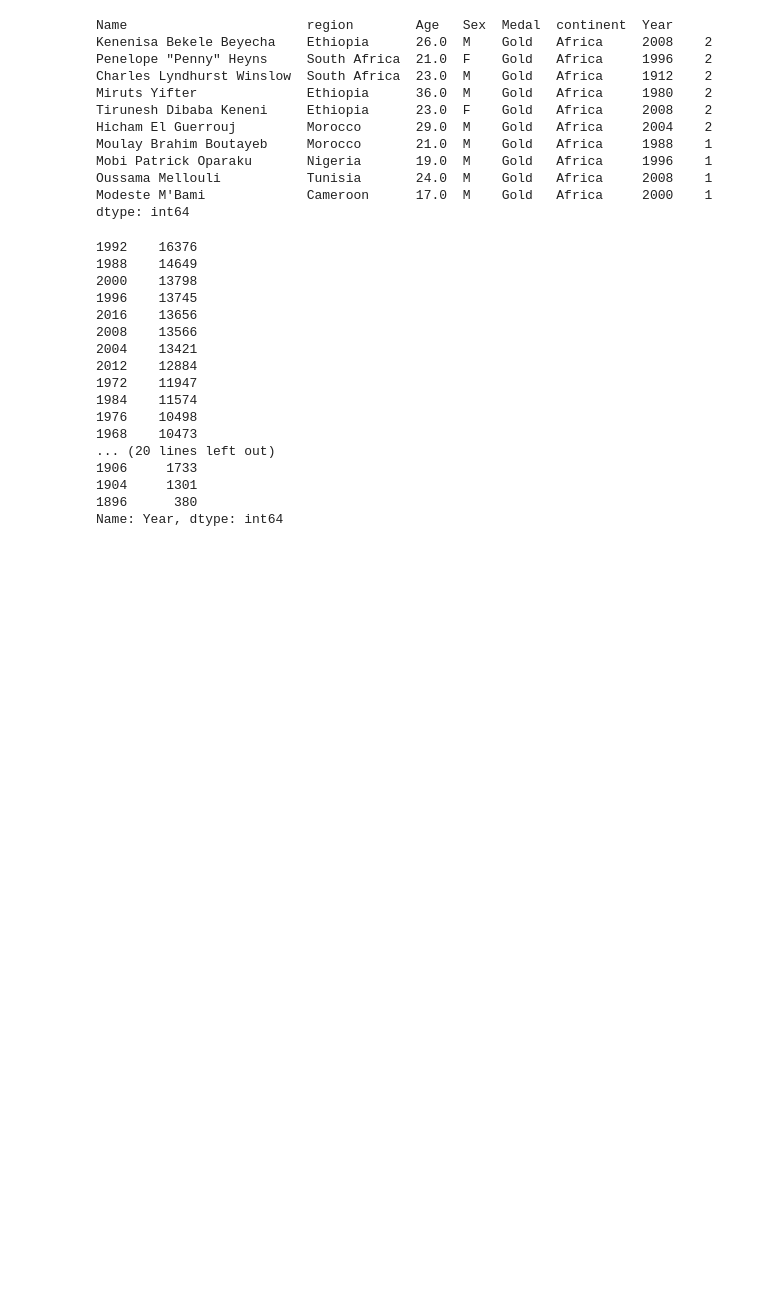
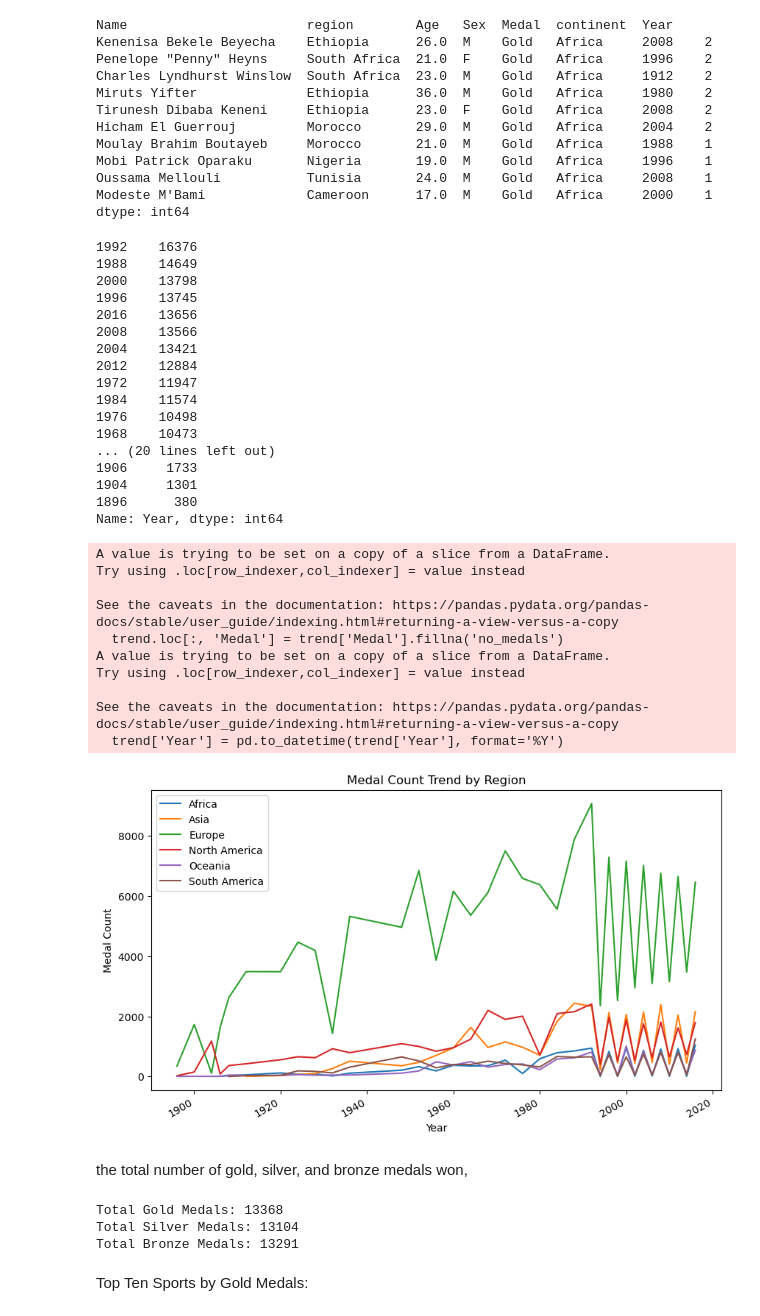
Before and after one commit to dgorgo/Jupyter, a Jupyter notebook: hamoye_group_project1.ipynb, the cells around one changed output. Drawn from its saved outputs; the diff is of its cells as text; code cells hidden in the pictures; blank space fills up the shorter version.

```diff
--- a/hamoye_group_project1.ipynb
+++ b/hamoye_group_project1.ipynb
@@ -65,14 +78,14 @@ asia = ['Afghanistan', 'Bahrain', 'Bangladesh', 'Bhutan', 'Brunei', 'Cambodia',
 north_america = ['Antigua', 'Bahamas', 'Barbados', 'Belize', 'Canada', 'Costa Rica', 'Cuba', 'Dominica',
                  'Dominican Republic', 'El Salvador', 'Grenada', 'Guatemala', 'Haiti', 'Honduras', 'Jamaica',
                   'Mexico', 'Nicaragua', 'Panama', 'Saint Kitts', 'Saint Vincent', 'Saint Lucia', 'Trinidad',
-                 'USA', 'Cayman Islands', 'American Samoa', 'Puerto Rico', 'Aruba', 'Bermuda']
+                 'USA', 'Cayman Islands', 'American Samoa', 'Puerto Rico', 'Aruba', 'Bermuda','US']
 
 south_america = ['Argentina', 'Boliva', 'Brazil', 'Chile', 'Colombia', 'Ecuador', 'Guyana', 'Paraguay',
                  'Peru', 'Suriname', 'Uruguay', 'Venezuela', 'Curacao']
 
 oceania = ['Australia', 'Fiji', 'Kiribati', 'Marshall Islands', 'Micronesia', 'Nauru', 'New Zealand',
            'Palau', 'Papua New Guinea', 'Samoa', 'Tonga', 'Cook Islands', 'Individual Olympic Athletes',
-           'Vanuatu', 'nan', 'Guam', 'US']
+           'Vanuatu', 'nan', 'Guam']
 
 # Create a new column 'continent' in the 'df' DataFrame and assign continent values
 com_table['continent'] = pd.np.where(com_table['region'].isin(europe), 'Europe',
@@ -615,3 +653,52 @@ event_counts
 1904     1301
 1896      380
 Name: Year, dtype: int64
+# %%
+trend  = com_table[['Medal', 'continent', 'Year']]
+trend.loc[:, 'Medal'] = trend['Medal'].fillna('no_medals')
+trend['Year'] = pd.to_datetime(trend['Year'], format='%Y')
+
+trend_filtered = trend[trend['continent'] != 'unknown']
+
+medal_counts = trend_filtered.groupby(['Year', 'continent'])['Medal'].count().unstack()
+medal_counts.plot(kind='line', figsize=(10, 6))
+
+plt.title('Medal Count Trend by Region')
+plt.xlabel('Year')
+plt.ylabel('Medal Count')
+
+plt.legend()
+
+plt.show()
+# %% [output]
+A value is trying to be set on a copy of a slice from a DataFrame.
+Try using .loc[row_indexer,col_indexer] = value instead
+
+See the caveats in the documentation: https://pandas.pydata.org/pandas-docs/stable/user_guide/indexing.html#returning-a-view-versus-a-copy
+  trend.loc[:, 'Medal'] = trend['Medal'].fillna('no_medals')
+A value is trying to be set on a copy of a slice from a DataFrame.
+Try using .loc[row_indexer,col_indexer] = value instead
+
+See the caveats in the documentation: https://pandas.pydata.org/pandas-docs/stable/user_guide/indexing.html#returning-a-view-versus-a-copy
+  trend['Year'] = pd.to_datetime(trend['Year'], format='%Y')
+[figure, added]
+# %% [markdown]
+the total number of gold, silver, and bronze medals won,
+# %%
+individuals = com_table[['Name', 'region', 'Medal']]
+
+bmedal_counts = individuals.groupby('Medal').size()
+
+gold_count = medal_counts.get('Gold', 0)
+silver_count = medal_counts.get('Silver', 0)
+bronze_count = medal_counts.get('Bronze', 0)
+
+print("Total Gold Medals:", gold_count)
+print("Total Silver Medals:", silver_count)
+print("Total Bronze Medals:", bronze_count)
+# %% [output]
+Total Gold Medals: 13368
+Total Silver Medals: 13104
+Total Bronze Medals: 13291
+# %% [markdown]
+Top Ten Sports by Gold Medals:
```
Also changed, not shown: parts of 12 cells of this notebook.
